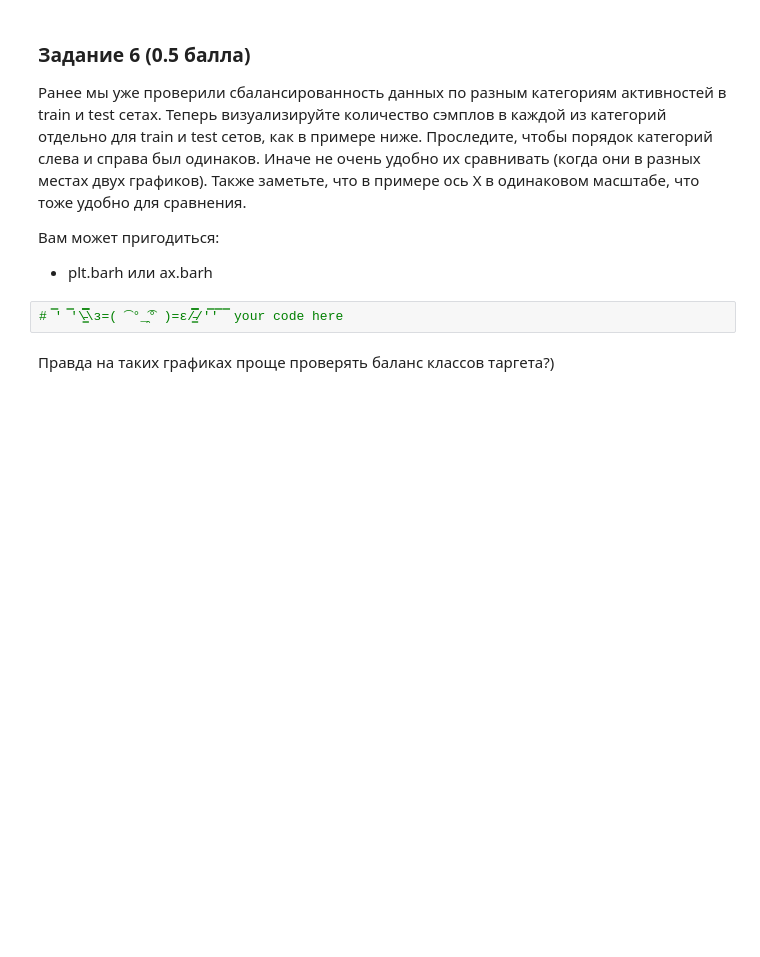
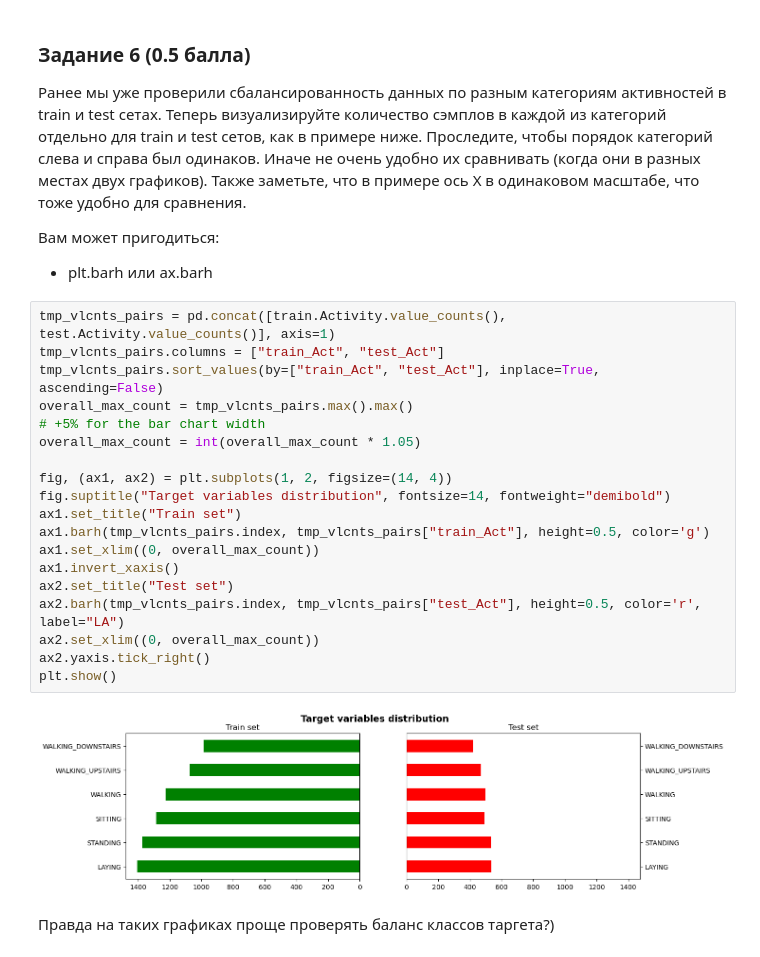
Before and after one commit to i80287/iad-intro-ds, a Jupyter notebook: 2024/homeworks/hw03_eda.ipynb, the cells around one changed output. Drawn from its saved outputs; the diff is of its cells as text; blank space fills up the shorter version.

```diff
--- a/2024/homeworks/hw03_eda.ipynb
+++ b/2024/homeworks/hw03_eda.ipynb
@@ -272,8 +351,27 @@ train.corr(numeric_only=True)
 
 Вам может пригодиться:
 - plt.barh или ax.barh
-# %%
-# ̿' ̿'\̵͇̿̿\з=( ͡ °_̯͡° )=ε/̵͇̿̿/'̿'̿ ̿ your code here
+# %%
+tmp_vlcnts_pairs = pd.concat([train.Activity.value_counts(), test.Activity.value_counts()], axis=1)
+tmp_vlcnts_pairs.columns = ["train_Act", "test_Act"]
+tmp_vlcnts_pairs.sort_values(by=["train_Act", "test_Act"], inplace=True, ascending=False)
+overall_max_count = tmp_vlcnts_pairs.max().max()
+# +5% for the bar chart width
+overall_max_count = int(overall_max_count * 1.05)
+
+fig, (ax1, ax2) = plt.subplots(1, 2, figsize=(14, 4))
+fig.suptitle("Target variables distribution", fontsize=14, fontweight="demibold")
+ax1.set_title("Train set")
+ax1.barh(tmp_vlcnts_pairs.index, tmp_vlcnts_pairs["train_Act"], height=0.5, color='g')
+ax1.set_xlim((0, overall_max_count))
+ax1.invert_xaxis()
+ax2.set_title("Test set")
+ax2.barh(tmp_vlcnts_pairs.index, tmp_vlcnts_pairs["test_Act"], height=0.5, color='r', label="LA")
+ax2.set_xlim((0, overall_max_count))
+ax2.yaxis.tick_right()
+plt.show()
+# %% [output]
+[figure, added]
 # %% [markdown]
 Правда на таких графиках проще проверять баланс классов таргета?)
 # %% [markdown]
```
Also changed, not shown: parts of 41 cells of this notebook, 2 other files.
